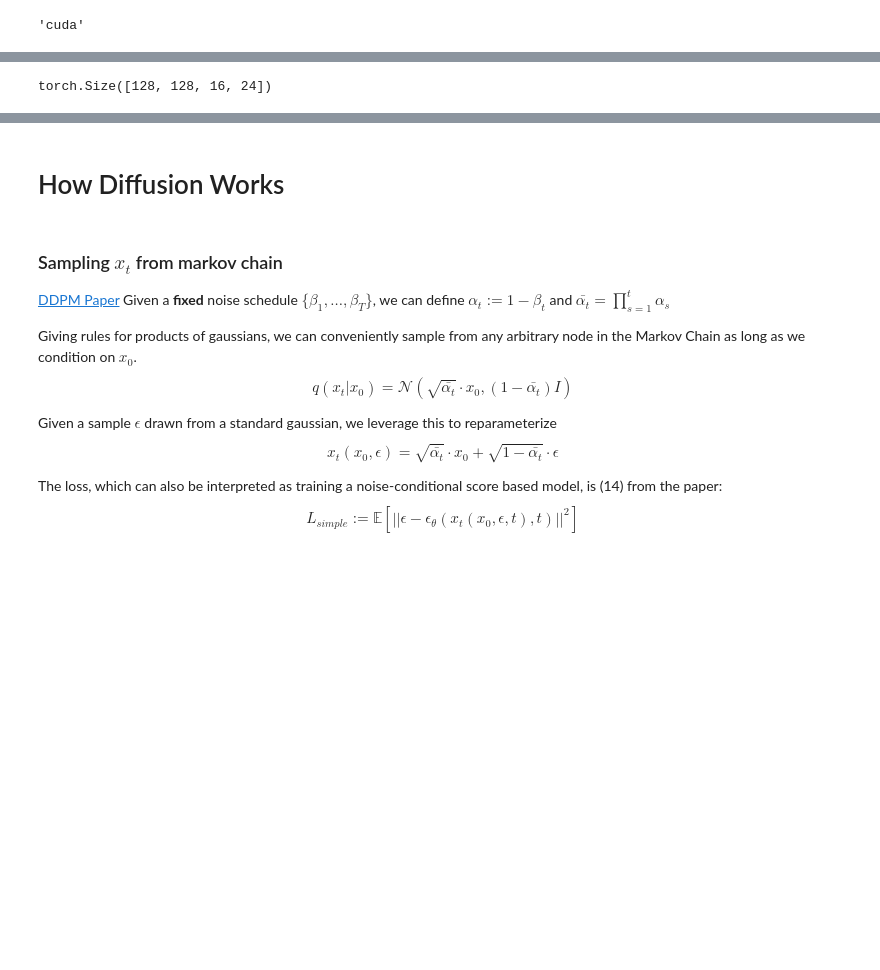
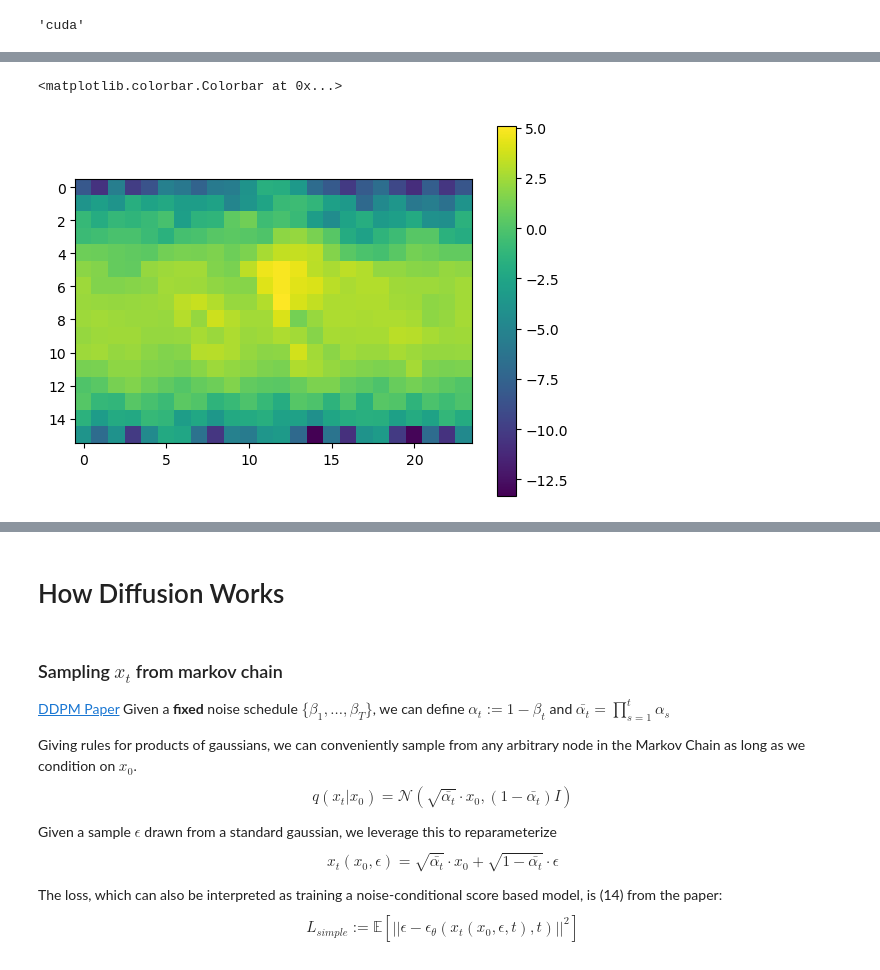
Before and after one commit to SammyAgrawal/diffusion-climsim, a Jupyter notebook: Notebooks/DiffusionModelsBreakdown.ipynb, the cells around one changed output, grey strips where cells are left out. Cells and saved outputs as stored; diff of their text form; code cells hidden in the pictures; blank space fills up the shorter version.

```diff
--- a/Notebooks/DiffusionModelsBreakdown.ipynb
+++ b/Notebooks/DiffusionModelsBreakdown.ipynb
@@ -379,4 +71,0 @@ np.random.seed(0)
-# %%
-input_sample.shape
-# %% [output]
-torch.Size([128, 128, 16, 24])
@@ -382,0 +74,12 @@ torch.Size([128, 128, 16, 24])
+# %%
+dl = dataloaders[0]
+ds = dl.dataset
+# %%
+x, y = next(iter(dl))
+## imagify(x, ds.dutils, 'x', 1).shape
+# %%
+plt.imshow(imagify(y, ds.dutils, 'y', 2)[0, 59].cpu().detach().numpy())
+plt.colorbar()
+# %% [output]
+<matplotlib.colorbar.Colorbar at 0x...>
+[figure, added]
```
Also changed, not shown: parts of 134 cells of this notebook, 18 other files.
